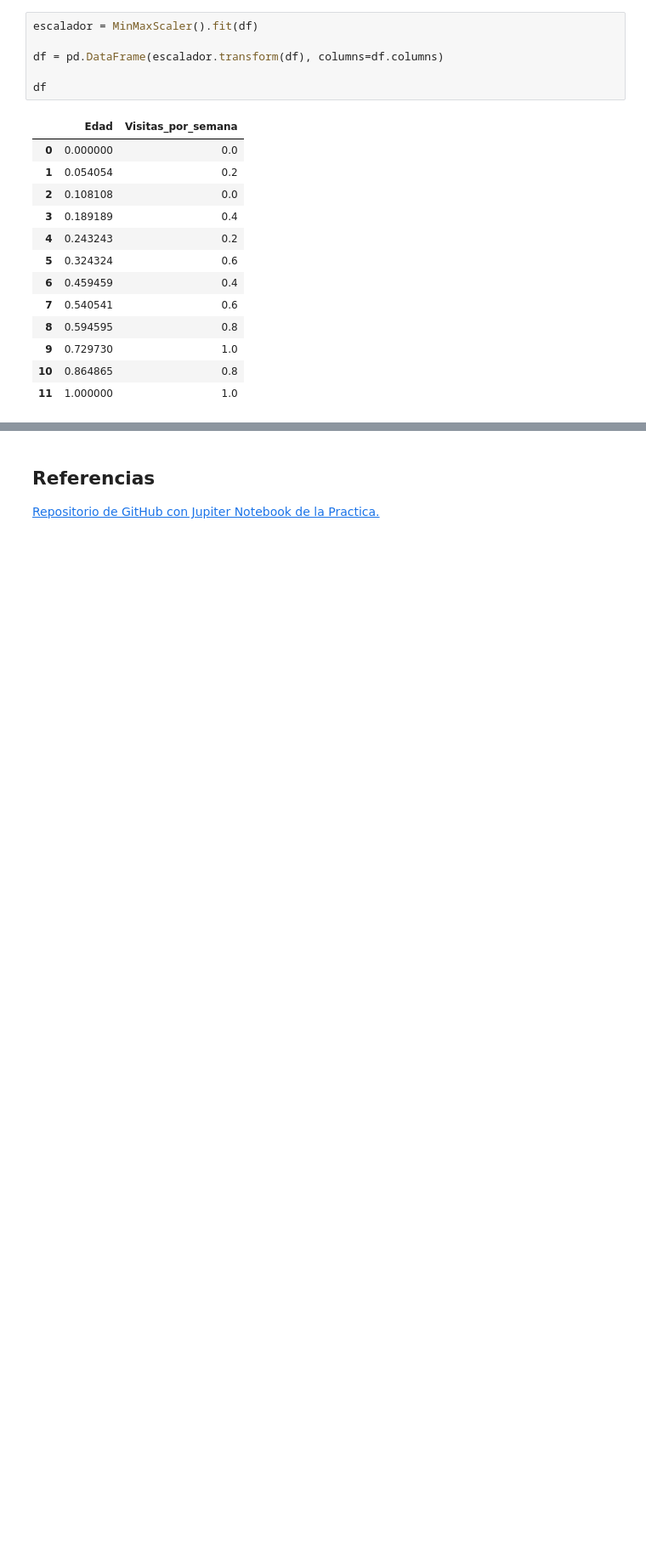
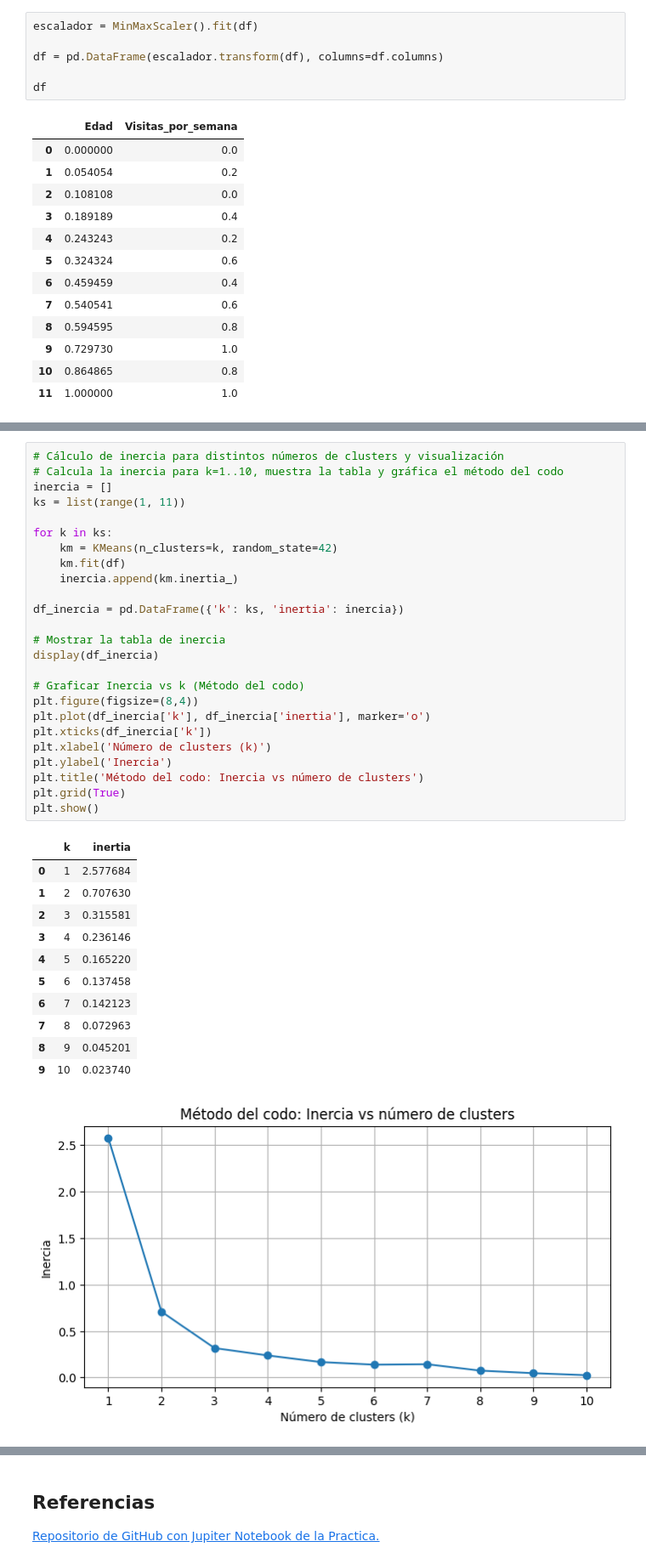
Before and after one commit to RKCbas/Maestria-en-Inteligencia-Artificial---Practicas, a Jupyter notebook: Cuatrimestre 1/2 - Inteligencia artificial en la transformacion digital/Practica 2.2.ipynb, the cells around one changed output, grey strips where cells are left out. Shown at 85% size. Saved outputs shown, nothing was run; the diff lists cells and outputs as text; blank space fills up the shorter version.

```diff
--- a/Cuatrimestre 1/2 - Inteligencia artificial en la transformacion digital/Practica 2.2.ipynb
+++ b/Cuatrimestre 1/2 - Inteligencia artificial en la transformacion digital/Practica 2.2.ipynb
@@ -82,0 +166,38 @@ df
+# %%
+# Cálculo de inercia para distintos números de clusters y visualización
+# Calcula la inercia para k=1..10, muestra la tabla y gráfica el método del codo
+inercia = []
+ks = list(range(1, 11))
+
+for k in ks:
+    km = KMeans(n_clusters=k, random_state=42)
+    km.fit(df)
+    inercia.append(km.inertia_)
+
+df_inercia = pd.DataFrame({'k': ks, 'inertia': inercia})
+
+# Mostrar la tabla de inercia
+display(df_inercia)
+
+# Graficar Inercia vs k (Método del codo)
+plt.figure(figsize=(8,4))
+plt.plot(df_inercia['k'], df_inercia['inertia'], marker='o')
+plt.xticks(df_inercia['k'])
+plt.xlabel('Número de clusters (k)')
+plt.ylabel('Inercia')
+plt.title('Método del codo: Inercia vs número de clusters')
+plt.grid(True)
+plt.show()
+# %% [output]
+|  | k | inertia |
+| 0 | 1 | 2.577684 |
+| 1 | 2 | 0.707630 |
+| 2 | 3 | 0.315581 |
+| 3 | 4 | 0.236146 |
+| 4 | 5 | 0.165220 |
+| 5 | 6 | 0.137458 |
+| 6 | 7 | 0.142123 |
+| 7 | 8 | 0.072963 |
+| 8 | 9 | 0.045201 |
+| 9 | 10 | 0.023740 |
+[figure, added]
```
Also changed, not shown: parts of 6 cells of this notebook, 2 other files.
